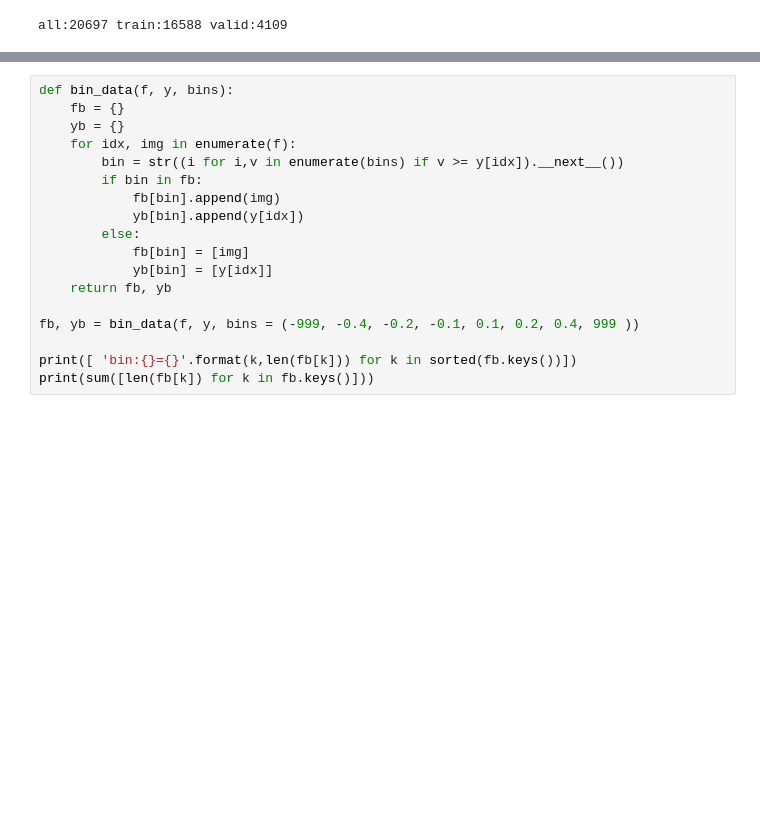
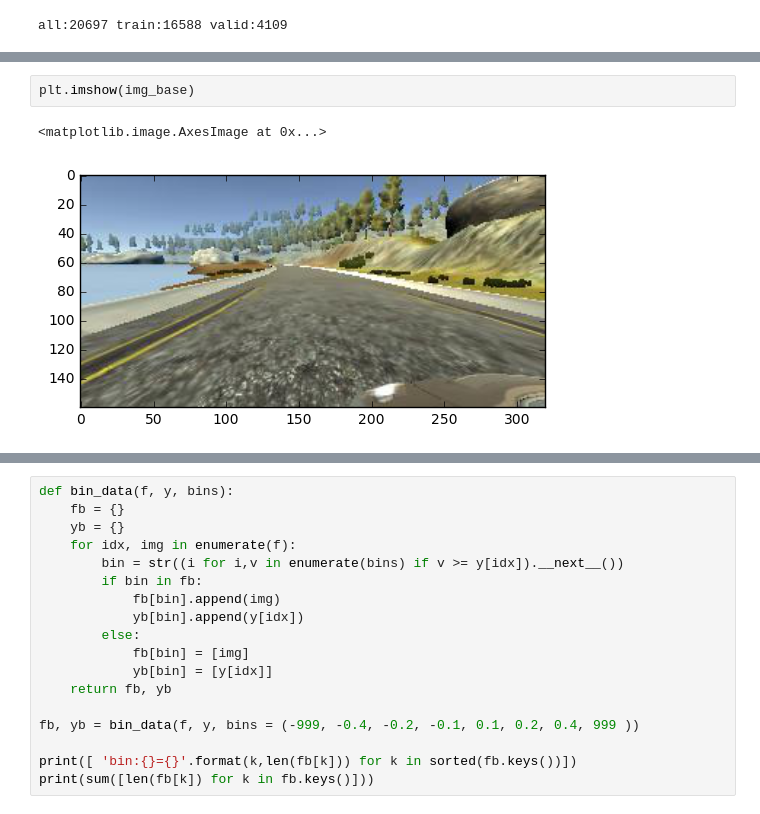
Before and after one commit to mattwg/carnd-cloning-experiments, a Jupyter notebook: Getting Serious.ipynb, the cells around one changed output, grey strips where cells are left out. Cells and saved outputs as stored; diff of their text form; blank space fills up the shorter version.

```diff
--- a/Getting Serious.ipynb
+++ b/Getting Serious.ipynb
@@ -208 +226,6 @@ all:20697 train:16588 valid:4109
+# %%
+plt.imshow(img_base)
+# %% [output]
+<matplotlib.image.AxesImage at 0x...>
+[figure, added]
 # %%
```
Also changed, not shown: parts of 5 cells of this notebook, 1 other file.
